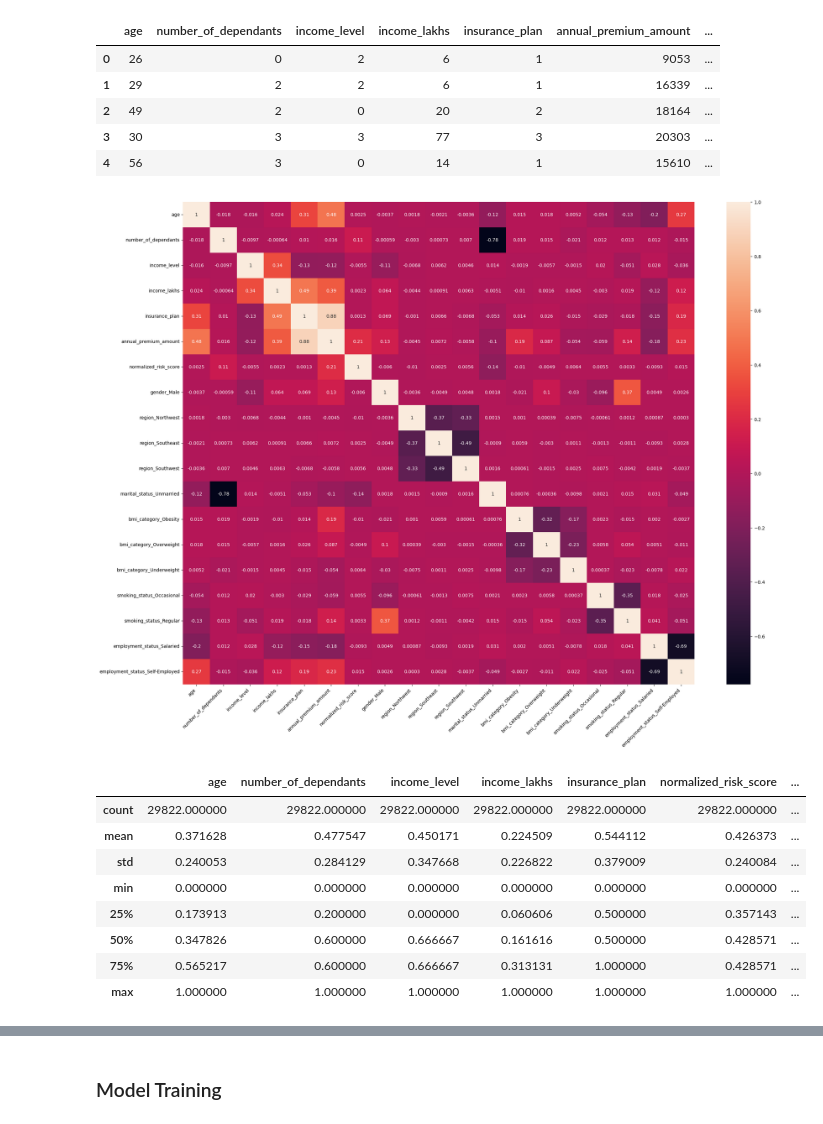
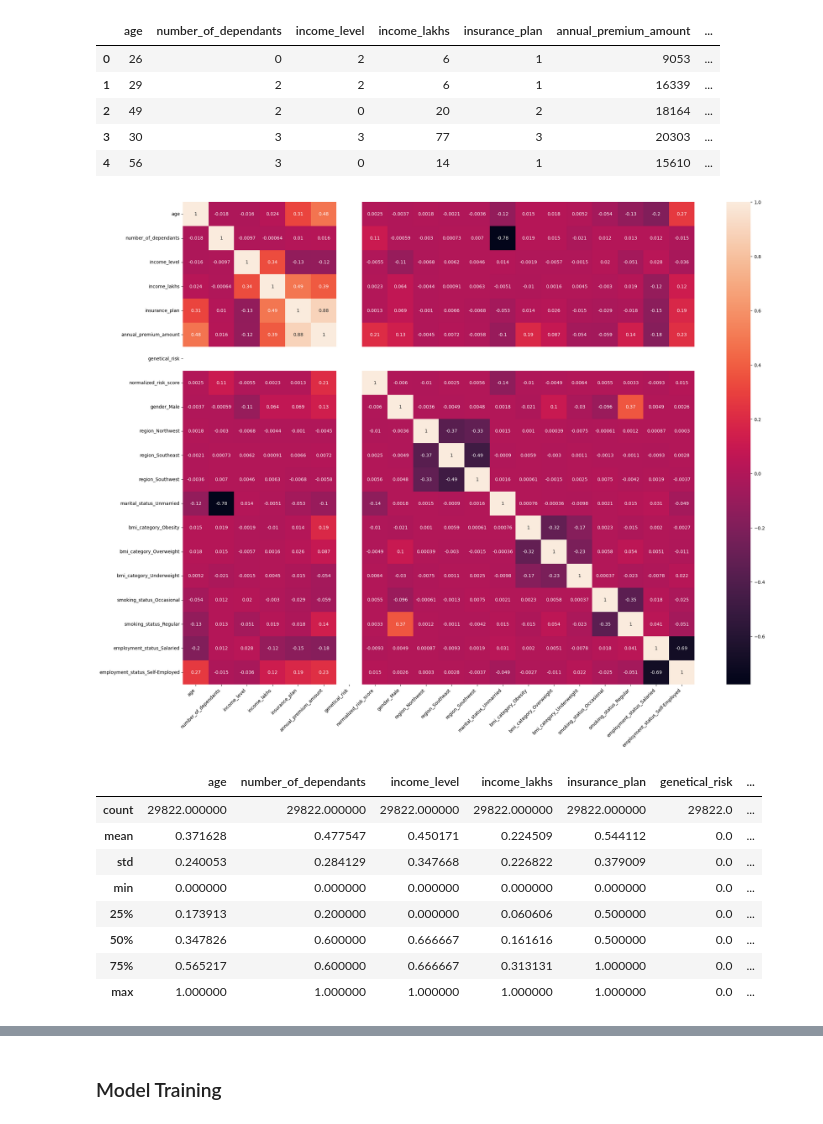
Before and after one commit to agambhardwaj04/premium_prediction, a Jupyter notebook: model/Rest_model_with_gr.ipynb, the cells around one changed output, grey strips where cells are left out. Drawn from its saved outputs; the diff is of its cells as text; code cells hidden in the pictures.

```diff
--- a/model/Rest_model_with_gr.ipynb
+++ b/model/Rest_model_with_gr.ipynb
@@ -18,6 +18,8 @@ df.head()
 | 2 | 49 | Female | Northeast | Married | 2 | Normal | No Smoking | ... |
 | 3 | 30 | Female | Southeast | Married | 3 | Normal | No Smoking | ... |
 | 4 | 56 | Male | Northeast | Married | 3 | Obesity | Occasional | ... |
+# %%
+df["Genetical_Risk"] = 0
 # %%
 df.shape
 # %% [output]
@@ -399,27 +406,27 @@ plt.xticks(rotation=45, ha='right')
 plt.yticks(rotation=0)
 plt.show()
 # %% [output]
-[figure, old version]
+[figure, new version]
 # %%
 X = df4.drop('annual_premium_amount', axis='columns')
 y = df4['annual_premium_amount']
 
 from sklearn.preprocessing import MinMaxScaler
-cols_to_scale = ['age','number_of_dependants','income_level','income_lakhs','insurance_plan']
+cols_to_scale = ['age','number_of_dependants','income_level','income_lakhs','insurance_plan','genetical_risk']
 scaler = MinMaxScaler()
 
 X[cols_to_scale] = scaler.fit_transform(X[cols_to_scale])
 X.describe()
 # %% [output]
-|  | age | number_of_dependants | income_level | income_lakhs | insurance_plan | normalized_risk_score | ... |
-| count | 29822.000000 | 29822.000000 | 29822.000000 | 29822.000000 | 29822.000000 | 29822.000000 | ... |
-| mean | 0.371628 | 0.477547 | 0.450171 | 0.224509 | 0.544112 | 0.426373 | ... |
-| std | 0.240053 | 0.284129 | 0.347668 | 0.226822 | 0.379009 | 0.240084 | ... |
-| min | 0.000000 | 0.000000 | 0.000000 | 0.000000 | 0.000000 | 0.000000 | ... |
-| 25% | 0.173913 | 0.200000 | 0.000000 | 0.060606 | 0.500000 | 0.357143 | ... |
-| 50% | 0.347826 | 0.600000 | 0.666667 | 0.161616 | 0.500000 | 0.428571 | ... |
-| 75% | 0.565217 | 0.600000 | 0.666667 | 0.313131 | 1.000000 | 0.428571 | ... |
-| max | 1.000000 | 1.000000 | 1.000000 | 1.000000 | 1.000000 | 1.000000 | ... |
+|  | age | number_of_dependants | income_level | income_lakhs | insurance_plan | genetical_risk | ... |
+| count | 29822.000000 | 29822.000000 | 29822.000000 | 29822.000000 | 29822.000000 | 29822.0 | ... |
+| mean | 0.371628 | 0.477547 | 0.450171 | 0.224509 | 0.544112 | 0.0 | ... |
+| std | 0.240053 | 0.284129 | 0.347668 | 0.226822 | 0.379009 | 0.0 | ... |
+| min | 0.000000 | 0.000000 | 0.000000 | 0.000000 | 0.000000 | 0.0 | ... |
+| 25% | 0.173913 | 0.200000 | 0.000000 | 0.060606 | 0.500000 | 0.0 | ... |
+| 50% | 0.347826 | 0.600000 | 0.666667 | 0.161616 | 0.500000 | 0.0 | ... |
+| 75% | 0.565217 | 0.600000 | 0.666667 | 0.313131 | 1.000000 | 0.0 | ... |
+| max | 1.000000 | 1.000000 | 1.000000 | 1.000000 | 1.000000 | 0.0 | ... |
 # %%
 from statsmodels.stats.outliers_influence import variance_inflation_factor
 
```
Also changed, not shown: parts of 25 cells of this notebook, 3 other files.
